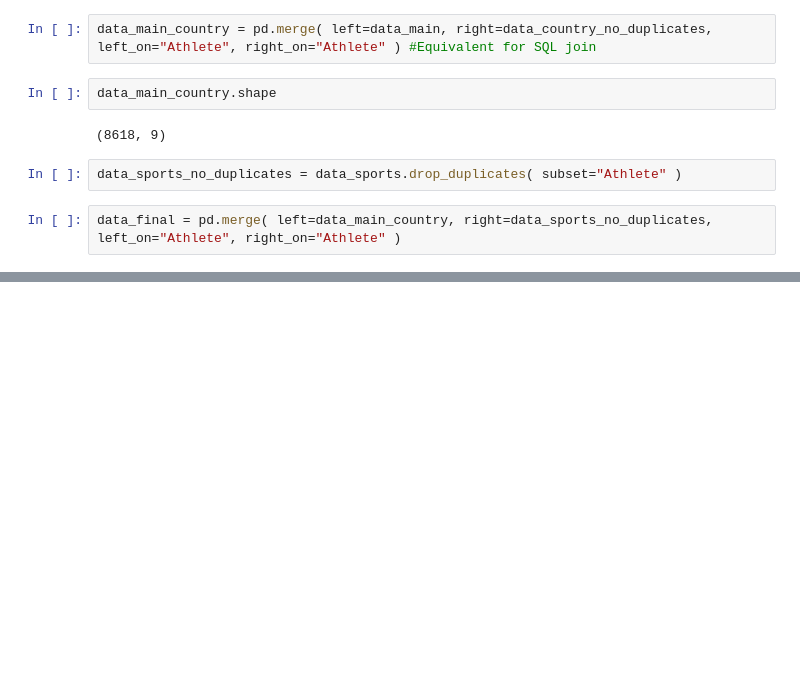
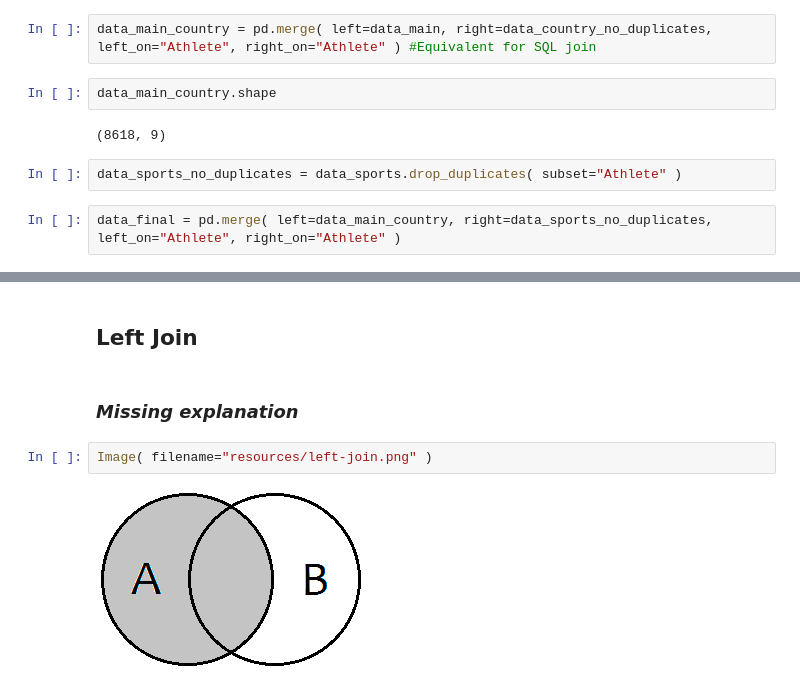
Before and after one commit to jasalazar/machine_learning_1, a Jupyter notebook: notebooks/Example_6 - Data Concatenation.ipynb, the cells around one changed output, grey strips where cells are left out. Cells and saved outputs as stored; diff of their text form; blank space fills up the shorter version.

```diff
--- a/notebooks/Example_6 - Data Concatenation.ipynb
+++ b/notebooks/Example_6 - Data Concatenation.ipynb
@@ -212,0 +244,8 @@ data_final.head(20)
+# %% [markdown]
+## Left Join
+# %% [markdown]
+### *Missing explanation*
+# %%
+Image( filename="resources/left-join.png" )
+# %% [output]
+[figure, added]
```
Also changed, not shown: parts of 13 cells of this notebook.
